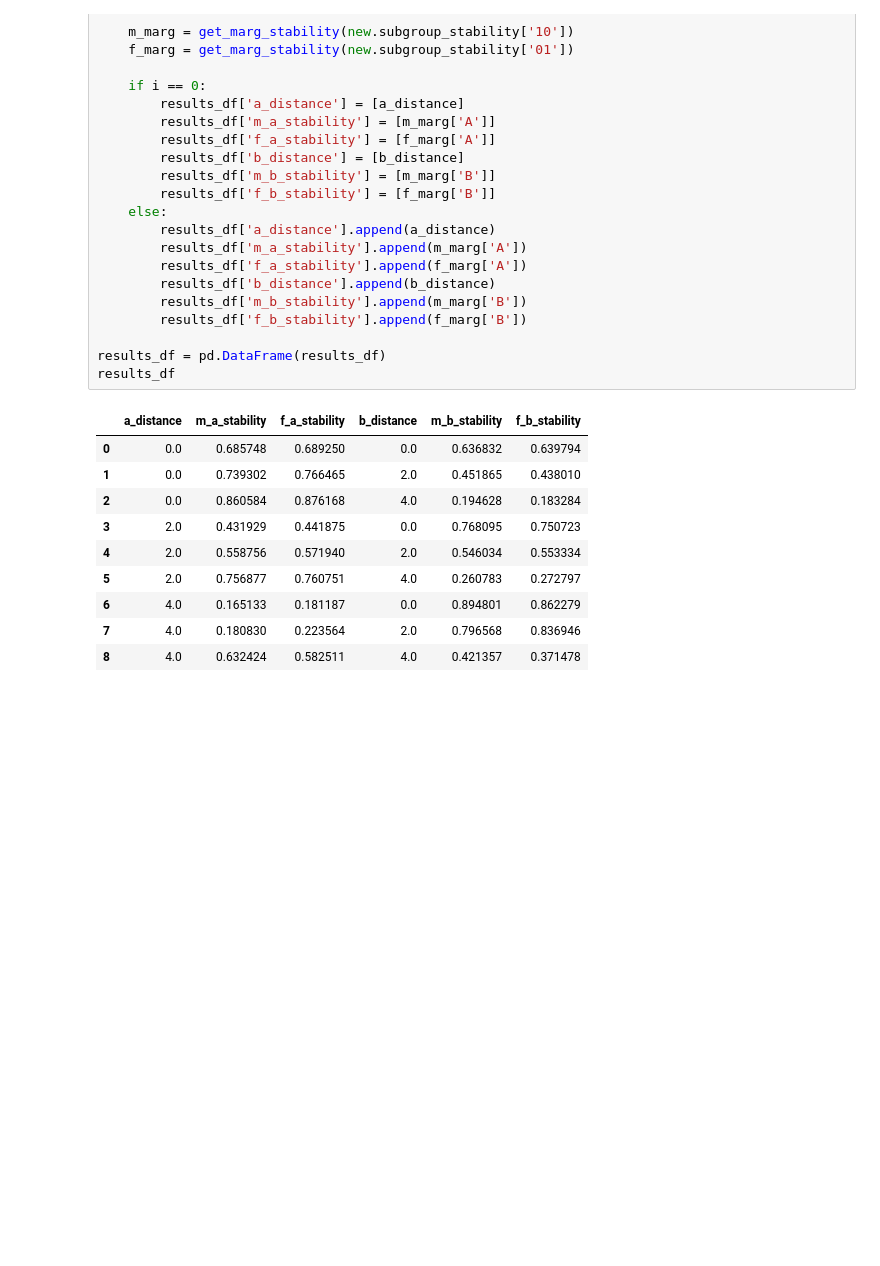
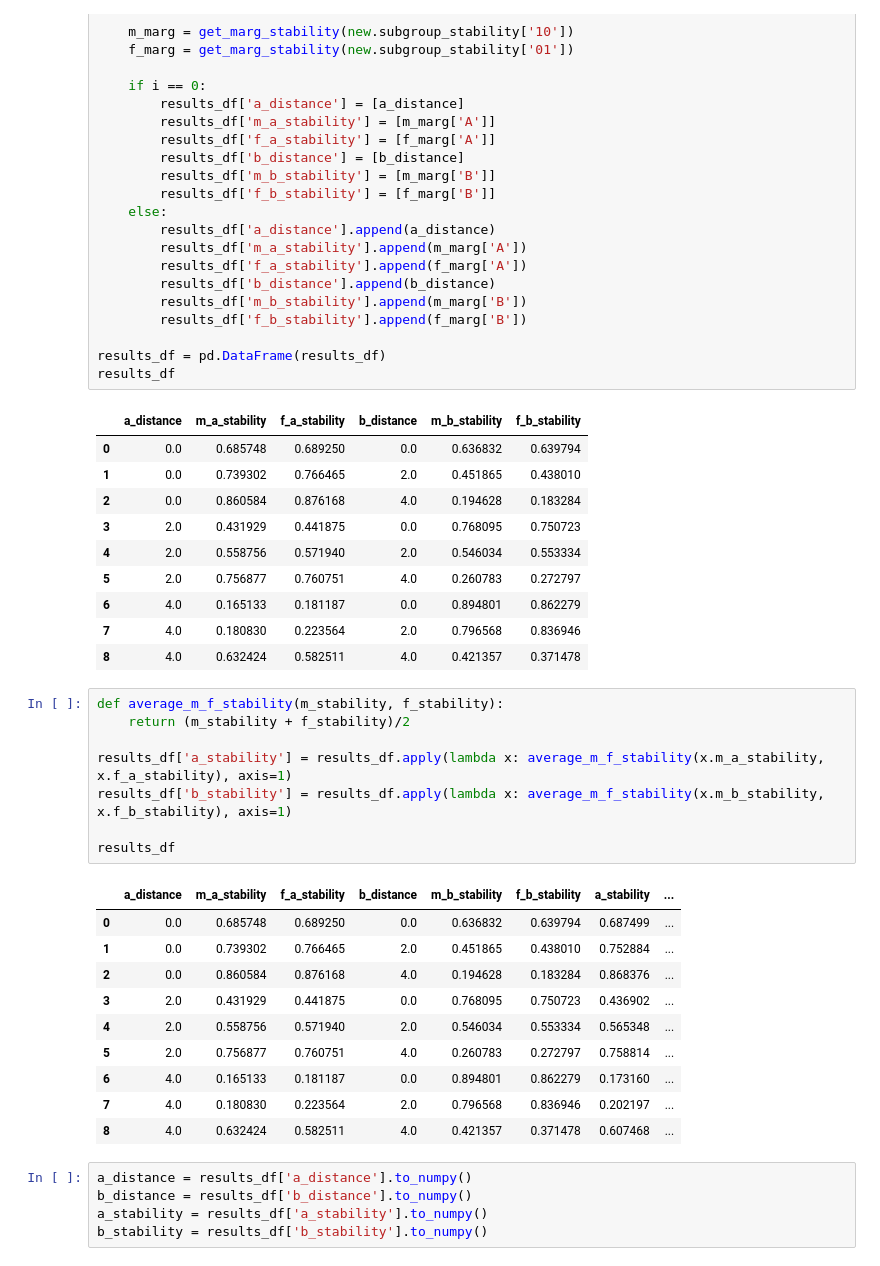
Before and after one commit to lurosenb/Swap_Auditor, a Jupyter notebook: more_stability_tests.ipynb, the cells around one changed output. Cells and saved outputs as stored; diff of their text form; blank space fills up the shorter version.

```diff
--- a/more_stability_tests.ipynb
+++ b/more_stability_tests.ipynb
@@ -216,3 +216,27 @@ results_df
 | 6 | 4.0 | 0.165133 | 0.181187 | 0.0 | 0.894801 | 0.862279 |
 | 7 | 4.0 | 0.180830 | 0.223564 | 2.0 | 0.796568 | 0.836946 |
 | 8 | 4.0 | 0.632424 | 0.582511 | 4.0 | 0.421357 | 0.371478 |
+# %%
+def average_m_f_stability(m_stability, f_stability):
+    return (m_stability + f_stability)/2
+
+results_df['a_stability'] = results_df.apply(lambda x: average_m_f_stability(x.m_a_stability, x.f_a_stability), axis=1)
+results_df['b_stability'] = results_df.apply(lambda x: average_m_f_stability(x.m_b_stability, x.f_b_stability), axis=1)
+
+results_df
+# %% [output]
+|  | a_distance | m_a_stability | f_a_stability | b_distance | m_b_stability | f_b_stability | a_stability | ... |
+| 0 | 0.0 | 0.685748 | 0.689250 | 0.0 | 0.636832 | 0.639794 | 0.687499 | ... |
+| 1 | 0.0 | 0.739302 | 0.766465 | 2.0 | 0.451865 | 0.438010 | 0.752884 | ... |
+| 2 | 0.0 | 0.860584 | 0.876168 | 4.0 | 0.194628 | 0.183284 | 0.868376 | ... |
+| 3 | 2.0 | 0.431929 | 0.441875 | 0.0 | 0.768095 | 0.750723 | 0.436902 | ... |
+| 4 | 2.0 | 0.558756 | 0.571940 | 2.0 | 0.546034 | 0.553334 | 0.565348 | ... |
+| 5 | 2.0 | 0.756877 | 0.760751 | 4.0 | 0.260783 | 0.272797 | 0.758814 | ... |
+| 6 | 4.0 | 0.165133 | 0.181187 | 0.0 | 0.894801 | 0.862279 | 0.173160 | ... |
+| 7 | 4.0 | 0.180830 | 0.223564 | 2.0 | 0.796568 | 0.836946 | 0.202197 | ... |
+| 8 | 4.0 | 0.632424 | 0.582511 | 4.0 | 0.421357 | 0.371478 | 0.607468 | ... |
+# %%
+a_distance = results_df['a_distance'].to_numpy()
+b_distance = results_df['b_distance'].to_numpy()
+a_stability = results_df['a_stability'].to_numpy()
+b_stability = results_df['b_stability'].to_numpy()
```
Also changed, not shown: parts of 2 cells of this notebook.
